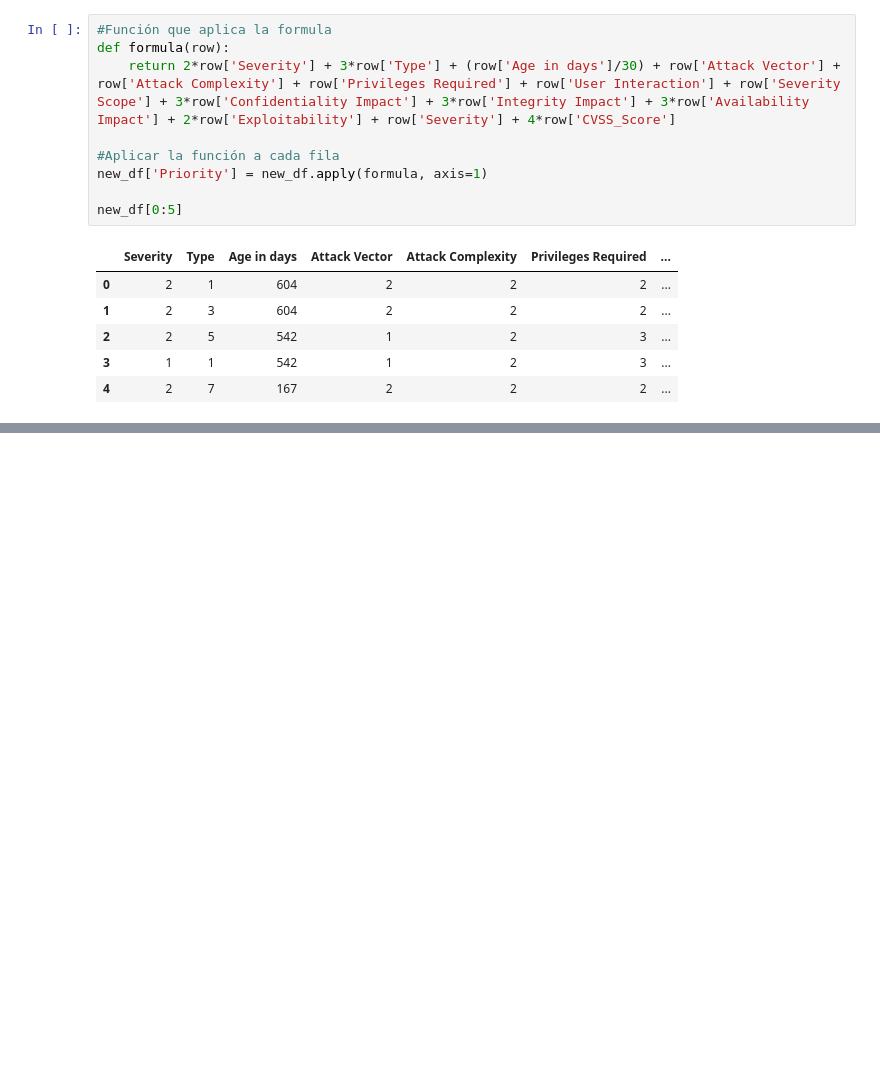
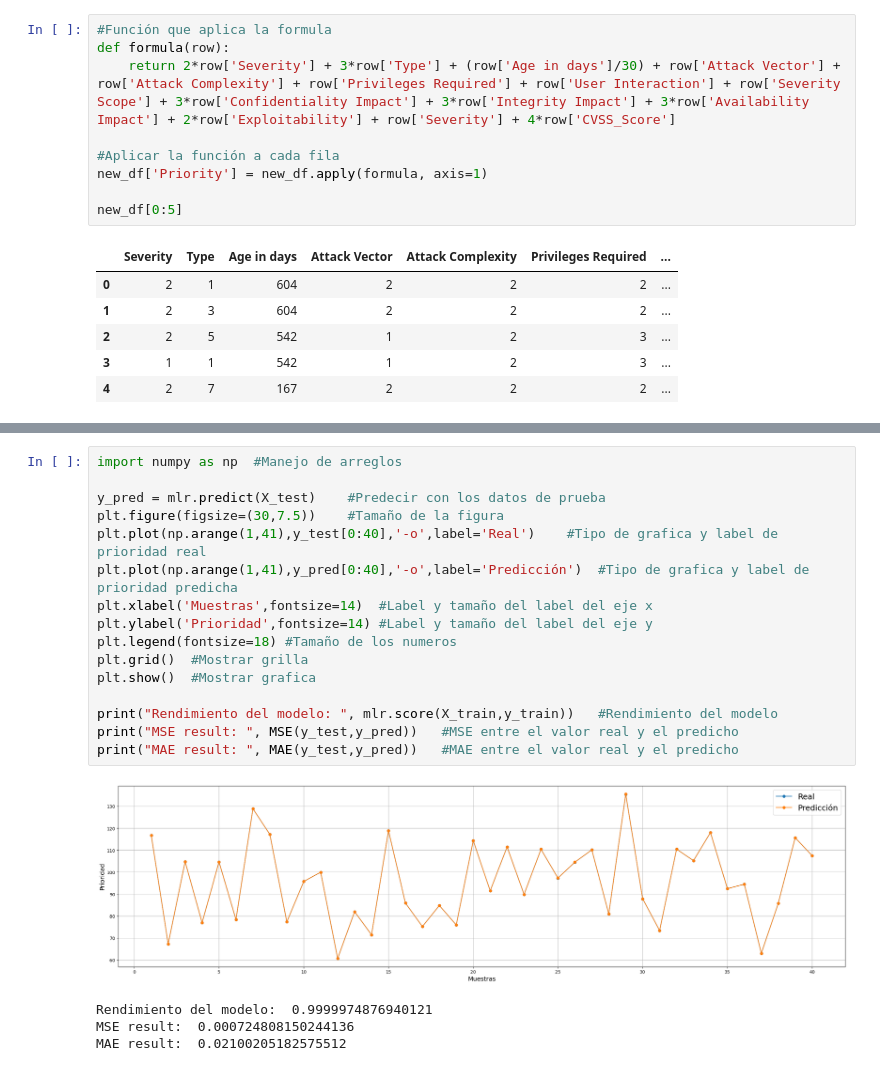
Before and after one commit to ssantaa9/Technical-Challenge-DevSecOps, a Jupyter notebook: challenge.ipynb, the cells around one changed output, grey strips where cells are left out. Saved outputs shown, nothing was run; the diff lists cells and outputs as text; blank space fills up the shorter version.

```diff
--- a/challenge.ipynb
+++ b/challenge.ipynb
@@ -321,0 +424,21 @@ new_df[0:5]
+# %%
+import numpy as np  #Manejo de arreglos
+
+y_pred = mlr.predict(X_test)    #Predecir con los datos de prueba
+plt.figure(figsize=(30,7.5))    #Tamaño de la figura
+plt.plot(np.arange(1,41),y_test[0:40],'-o',label='Real')    #Tipo de grafica y label de prioridad real
+plt.plot(np.arange(1,41),y_pred[0:40],'-o',label='Predicción')  #Tipo de grafica y label de prioridad predicha
+plt.xlabel('Muestras',fontsize=14)  #Label y tamaño del label del eje x
+plt.ylabel('Prioridad',fontsize=14) #Label y tamaño del label del eje y
+plt.legend(fontsize=18) #Tamaño de los numeros
+plt.grid()  #Mostrar grilla
+plt.show()  #Mostrar grafica
+
+print("Rendimiento del modelo: ", mlr.score(X_train,y_train))   #Rendimiento del modelo
+print("MSE result: ", MSE(y_test,y_pred))   #MSE entre el valor real y el predicho
+print("MAE result: ", MAE(y_test,y_pred))   #MAE entre el valor real y el predicho
+# %% [output]
+[figure, added]
+Rendimiento del modelo:  0.9999974876940121
+MSE result:  0.000724808150244136
+MAE result:  0.02100205182575512
```
Also changed, not shown: parts of 17 cells of this notebook, 3 other files.
